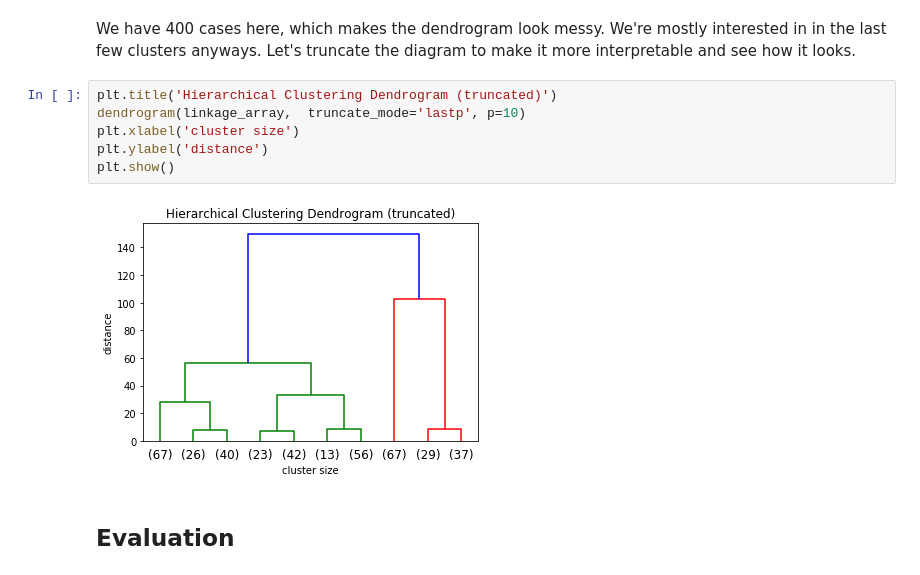
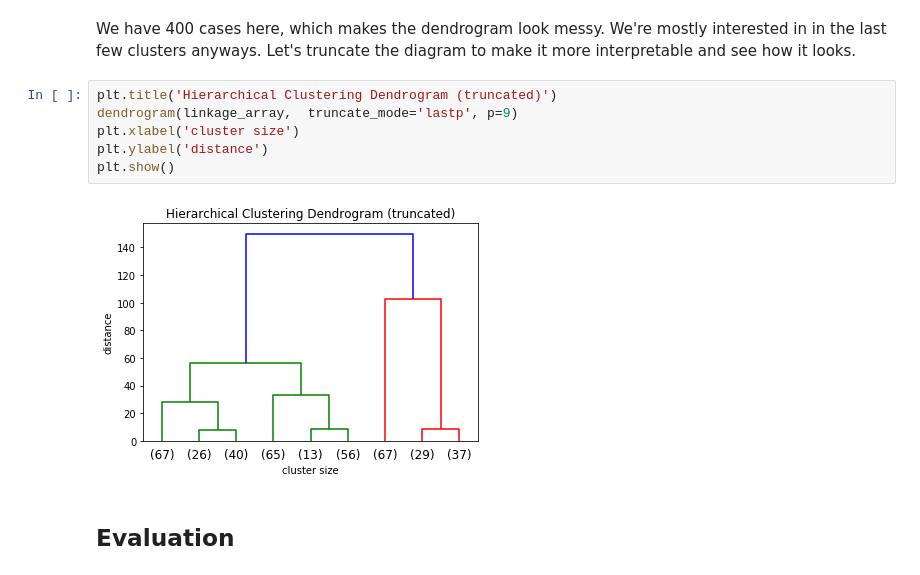
Before and after one commit to angelmanzur/dsc-hierarchical-agglomerative-clustering-codealong-dc-ds-career-042219, a Jupyter notebook: index.ipynb, the cells around one changed output. Drawn from its saved outputs; the diff is of its cells as text.

```diff
--- a/index.ipynb
+++ b/index.ipynb
@@ -186,12 +186,12 @@ plt.ylabel("Cluster distance");
 We have 400 cases here, which makes the dendrogram look messy. We're mostly interested in in the last few clusters anyways. Let's truncate the diagram to make it more interpretable and see how it looks.
 # %%
 plt.title('Hierarchical Clustering Dendrogram (truncated)')
-dendrogram(linkage_array,  truncate_mode='lastp', p=10)
+dendrogram(linkage_array,  truncate_mode='lastp', p=9)
 plt.xlabel('cluster size')
 plt.ylabel('distance')
 plt.show()
 # %% [output]
-[figure, old version]
+[figure, new version]
 # %% [markdown]
 ## Evaluation
 # %% [markdown]
```
